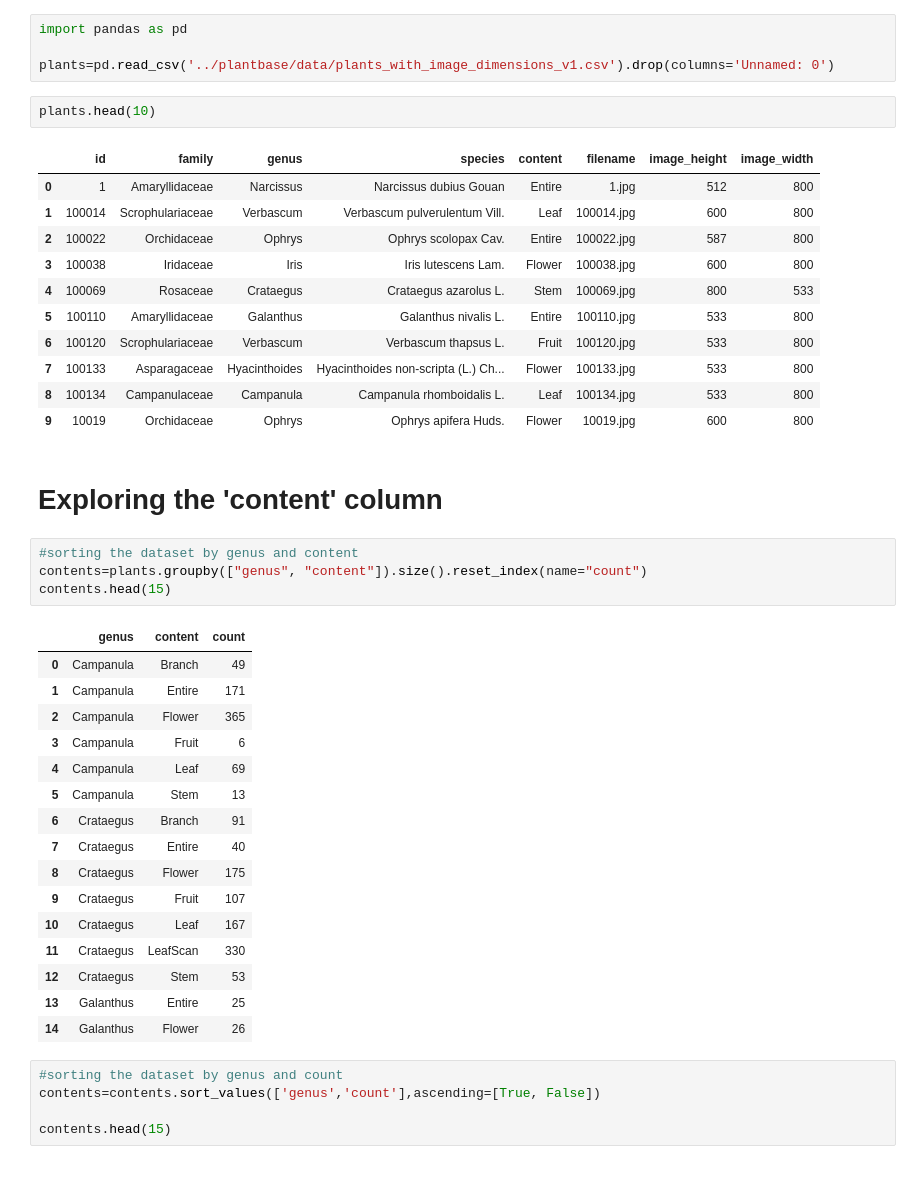
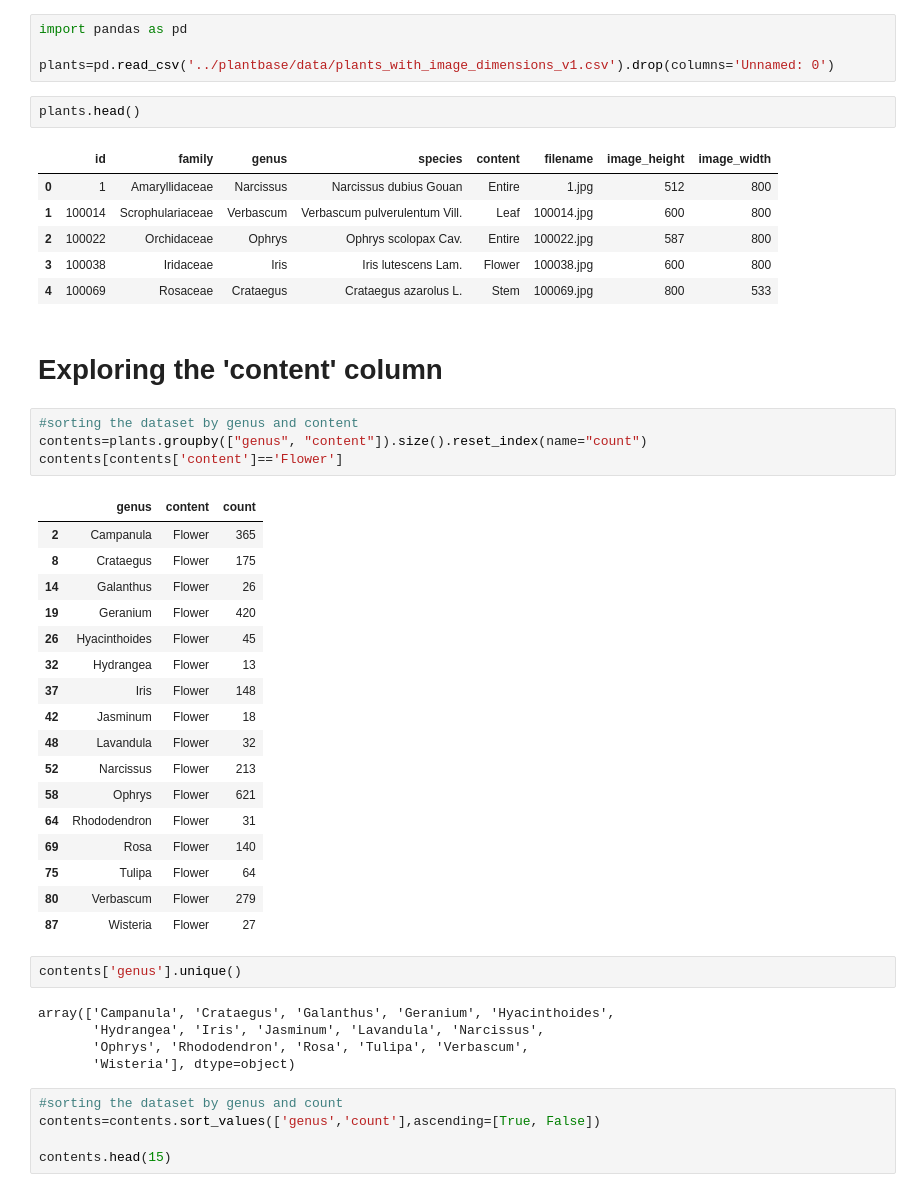
Before and after one commit to JoshEagle/plantbase, a Jupyter notebook: notebooks/Training - entire, flower and leaf.ipynb, the cells around one changed output. Saved outputs shown, nothing was run; the diff lists cells and outputs as text.

```diff
--- a/notebooks/Training - entire, flower and leaf.ipynb
+++ b/notebooks/Training - entire, flower and leaf.ipynb
@@ -5,7 +5,7 @@ import pandas as pd
 
 plants=pd.read_csv('../plantbase/data/plants_with_image_dimensions_v1.csv').drop(columns='Unnamed: 0')
 # %%
-plants.head(10)
+plants.head()
 # %% [output]
 |  | id | family | genus | species | content | filename | image_height | image_width |
 | 0 | 1 | Amaryllidaceae | Narcissus | Narcissus dubius Gouan | Entire | 1.jpg | 512 | 800 |
@@ -13,34 +13,37 @@ plants.head(10)
 | 2 | 100022 | Orchidaceae | Ophrys | Ophrys scolopax Cav. | Entire | 100022.jpg | 587 | 800 |
 | 3 | 100038 | Iridaceae | Iris | Iris lutescens Lam. | Flower | 100038.jpg | 600 | 800 |
 | 4 | 100069 | Rosaceae | Crataegus | Crataegus azarolus L. | Stem | 100069.jpg | 800 | 533 |
-| 5 | 100110 | Amaryllidaceae | Galanthus | Galanthus nivalis L. | Entire | 100110.jpg | 533 | 800 |
-| 6 | 100120 | Scrophulariaceae | Verbascum | Verbascum thapsus L. | Fruit | 100120.jpg | 533 | 800 |
-| 7 | 100133 | Asparagaceae | Hyacinthoides | Hyacinthoides non-scripta (L.) Ch... | Flower | 100133.jpg | 533 | 800 |
-| 8 | 100134 | Campanulaceae | Campanula | Campanula rhomboidalis L. | Leaf | 100134.jpg | 533 | 800 |
-| 9 | 10019 | Orchidaceae | Ophrys | Ophrys apifera Huds. | Flower | 10019.jpg | 600 | 800 |
 # %% [markdown]
 # Exploring the 'content' column
 # %%
 #sorting the dataset by genus and content
 contents=plants.groupby(["genus", "content"]).size().reset_index(name="count")
-contents.head(15)
+contents[contents['content']=='Flower']
 # %% [output]
 |  | genus | content | count |
-| 0 | Campanula | Branch | 49 |
-| 1 | Campanula | Entire | 171 |
 | 2 | Campanula | Flower | 365 |
-| 3 | Campanula | Fruit | 6 |
-| 4 | Campanula | Leaf | 69 |
-| 5 | Campanula | Stem | 13 |
-| 6 | Crataegus | Branch | 91 |
-| 7 | Crataegus | Entire | 40 |
 | 8 | Crataegus | Flower | 175 |
-| 9 | Crataegus | Fruit | 107 |
-| 10 | Crataegus | Leaf | 167 |
-| 11 | Crataegus | LeafScan | 330 |
-| 12 | Crataegus | Stem | 53 |
-| 13 | Galanthus | Entire | 25 |
 | 14 | Galanthus | Flower | 26 |
+| 19 | Geranium | Flower | 420 |
+| 26 | Hyacinthoides | Flower | 45 |
+| 32 | Hydrangea | Flower | 13 |
+| 37 | Iris | Flower | 148 |
+| 42 | Jasminum | Flower | 18 |
+| 48 | Lavandula | Flower | 32 |
+| 52 | Narcissus | Flower | 213 |
+| 58 | Ophrys | Flower | 621 |
+| 64 | Rhododendron | Flower | 31 |
+| 69 | Rosa | Flower | 140 |
+| 75 | Tulipa | Flower | 64 |
+| 80 | Verbascum | Flower | 279 |
+| 87 | Wisteria | Flower | 27 |
+# %%
+contents['genus'].unique()
+# %% [output]
+array(['Campanula', 'Crataegus', 'Galanthus', 'Geranium', 'Hyacinthoides',
+       'Hydrangea', 'Iris', 'Jasminum', 'Lavandula', 'Narcissus',
+       'Ophrys', 'Rhododendron', 'Rosa', 'Tulipa', 'Verbascum',
+       'Wisteria'], dtype=object)
 # %%
 #sorting the dataset by genus and count
 contents=contents.sort_values(['genus','count'],ascending=[True, False])
```
Also changed, not shown: parts of 13 cells of this notebook, 3 other files.
